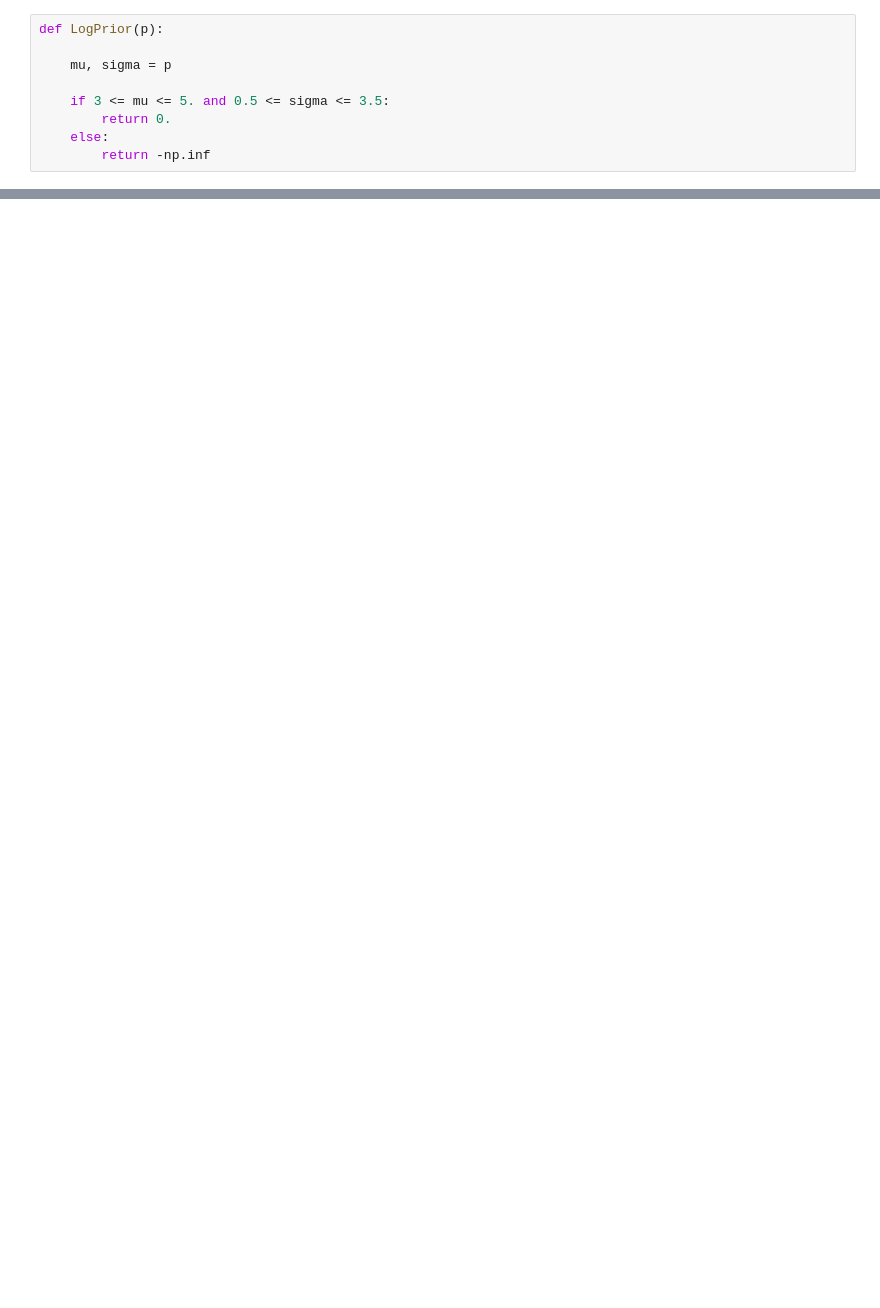
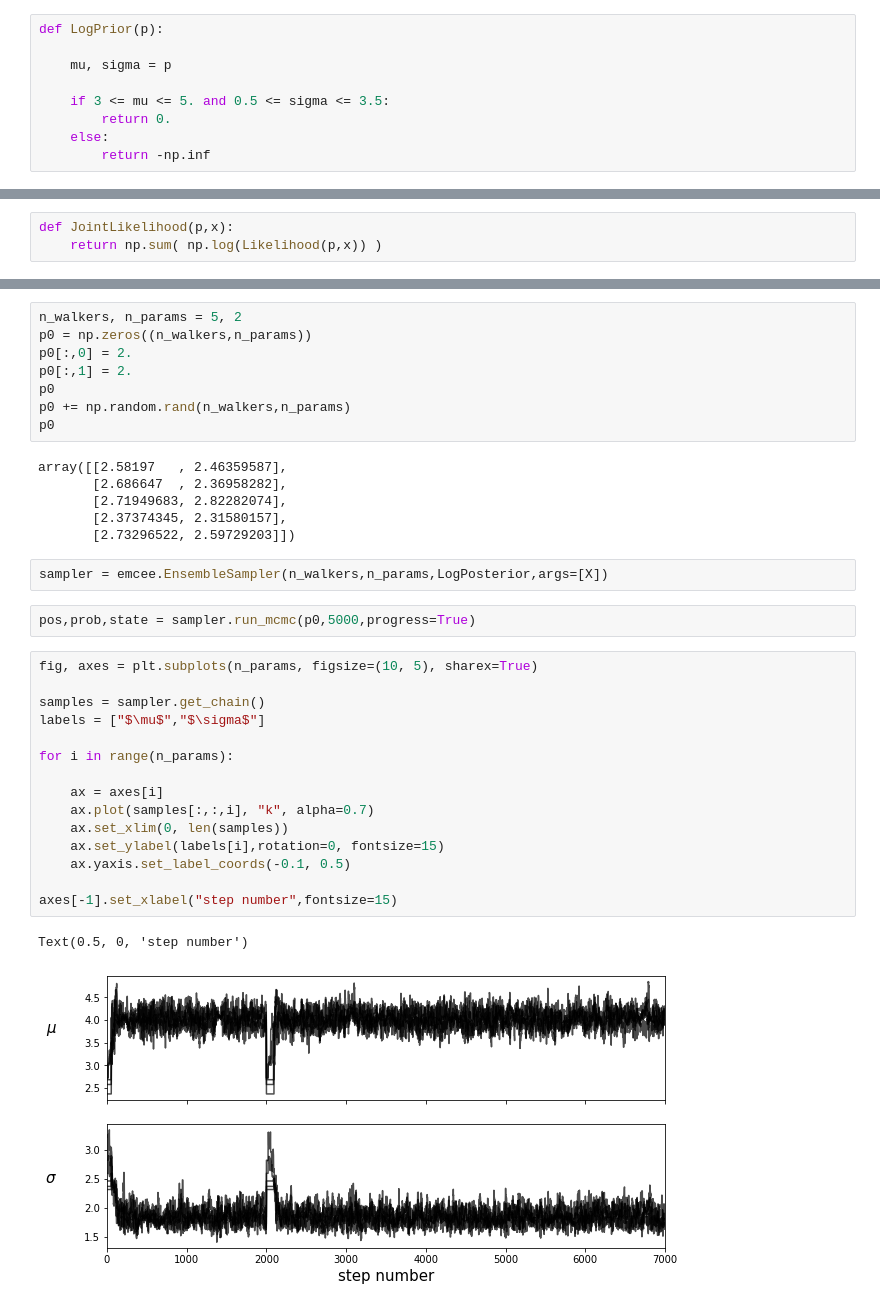
Before and after one commit to DanielBarrreto/Codigos_utiles, a Jupyter notebook: Week15/MetropolisGaussiana.ipynb, the cells around one changed output, grey strips where cells are left out. Drawn from its saved outputs; the diff is of its cells as text; blank space fills up the shorter version.

```diff
--- a/Week15/MetropolisGaussiana.ipynb
+++ b/Week15/MetropolisGaussiana.ipynb
@@ -67,0 +64,3 @@ def LogPosterior(p,x):
+# %%
+def JointLikelihood(p,x):
+    return np.sum( np.log(Likelihood(p,x)) )
@@ -67,0 +76,36 @@ def LogPosterior(p,x):
+# %%
+n_walkers, n_params = 5, 2
+p0 = np.zeros((n_walkers,n_params))
+p0[:,0] = 2.
+p0[:,1] = 2.
+p0
+p0 += np.random.rand(n_walkers,n_params)
+p0
+# %% [output]
+array([[2.58197   , 2.46359587],
+       [2.686647  , 2.36958282],
+       [2.71949683, 2.82282074],
+       [2.37374345, 2.31580157],
+       [2.73296522, 2.59729203]])
+# %%
+sampler = emcee.EnsembleSampler(n_walkers,n_params,LogPosterior,args=[X])
+# %%
+pos,prob,state = sampler.run_mcmc(p0,5000,progress=True)
+# %%
+fig, axes = plt.subplots(n_params, figsize=(10, 5), sharex=True)
+
+samples = sampler.get_chain()
+labels = ["$\mu$","$\sigma$"]
+
+for i in range(n_params):
+
+    ax = axes[i]
+    ax.plot(samples[:,:,i], "k", alpha=0.7)
+    ax.set_xlim(0, len(samples))
+    ax.set_ylabel(labels[i],rotation=0, fontsize=15)
+    ax.yaxis.set_label_coords(-0.1, 0.5)
+
+axes[-1].set_xlabel("step number",fontsize=15)
+# %% [output]
+Text(0.5, 0, 'step number')
+[figure, added]
```
Also changed, not shown: parts of 10 cells of this notebook, 1 other file.
